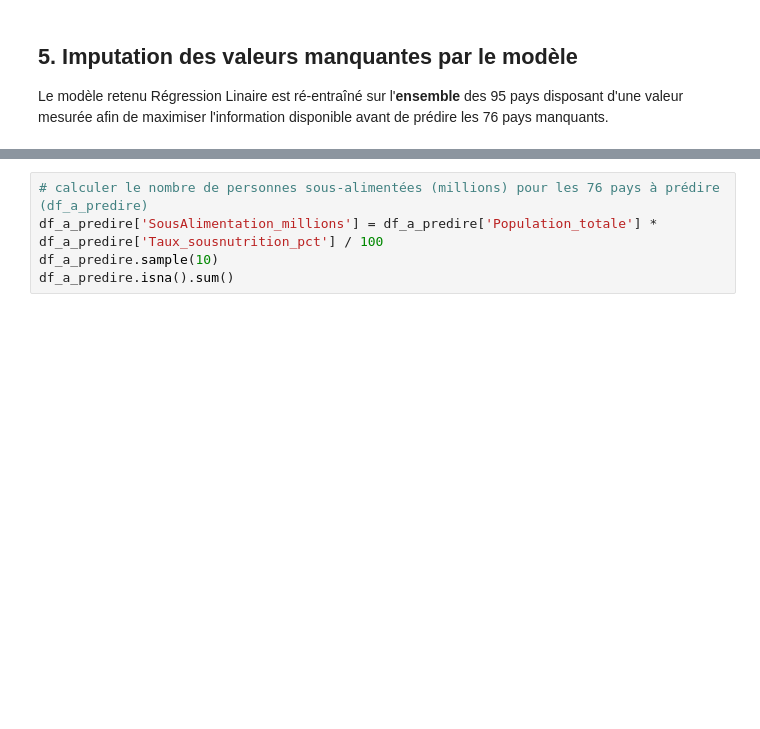
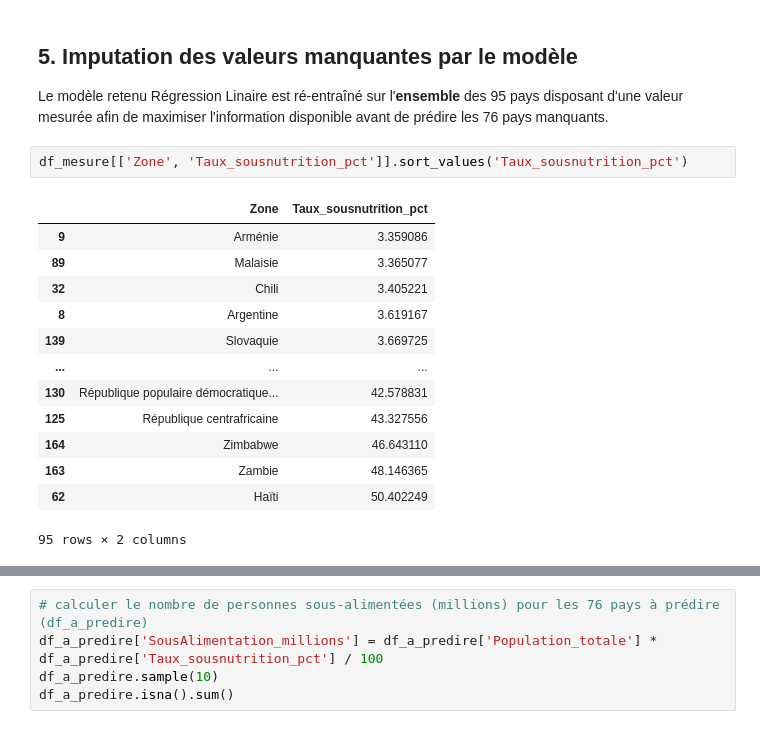
Before and after one commit to XiaoqingGdc/FAO_food_analysis, a Jupyter notebook: FAO_datalab_modelisation.ipynb, the cells around one changed output, grey strips where cells are left out. Drawn from its saved outputs; the diff is of its cells as text; blank space fills up the shorter version.

```diff
--- a/FAO_datalab_modelisation.ipynb
+++ b/FAO_datalab_modelisation.ipynb
@@ -258,3 +258,19 @@ R2 (5-fold CV) : 0.6613603405818924 +/- 0.15159826338720817
 Le modèle retenu Régression Linaire est ré-entraîné sur l'**ensemble** des 95
 pays disposant d'une valeur mesurée afin de maximiser l'information disponible avant de
 prédire les 76 pays manquants.
+# %%
+df_mesure[['Zone', 'Taux_sousnutrition_pct']].sort_values('Taux_sousnutrition_pct')
+# %% [output]
+|  | Zone | Taux_sousnutrition_pct |
+| 9 | Arménie | 3.359086 |
+| 89 | Malaisie | 3.365077 |
+| 32 | Chili | 3.405221 |
+| 8 | Argentine | 3.619167 |
+| 139 | Slovaquie | 3.669725 |
+| ... | ... | ... |
+| 130 | République populaire démocratique... | 42.578831 |
+| 125 | République centrafricaine | 43.327556 |
+| 164 | Zimbabwe | 46.643110 |
+| 163 | Zambie | 48.146365 |
+| 62 | Haïti | 50.402249 |
+95 rows × 2 columns
```
Also changed, not shown: parts of 7 cells of this notebook.
